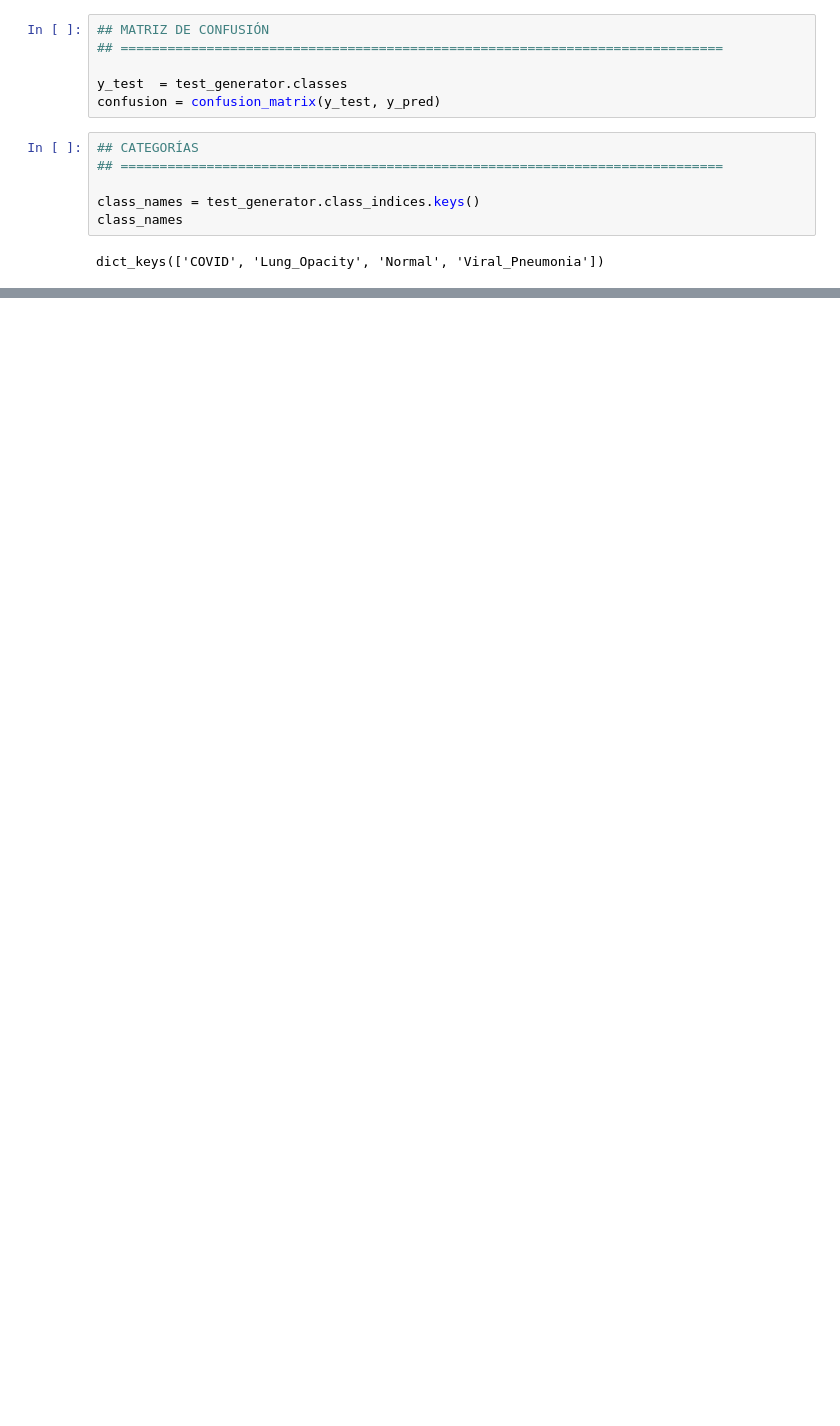
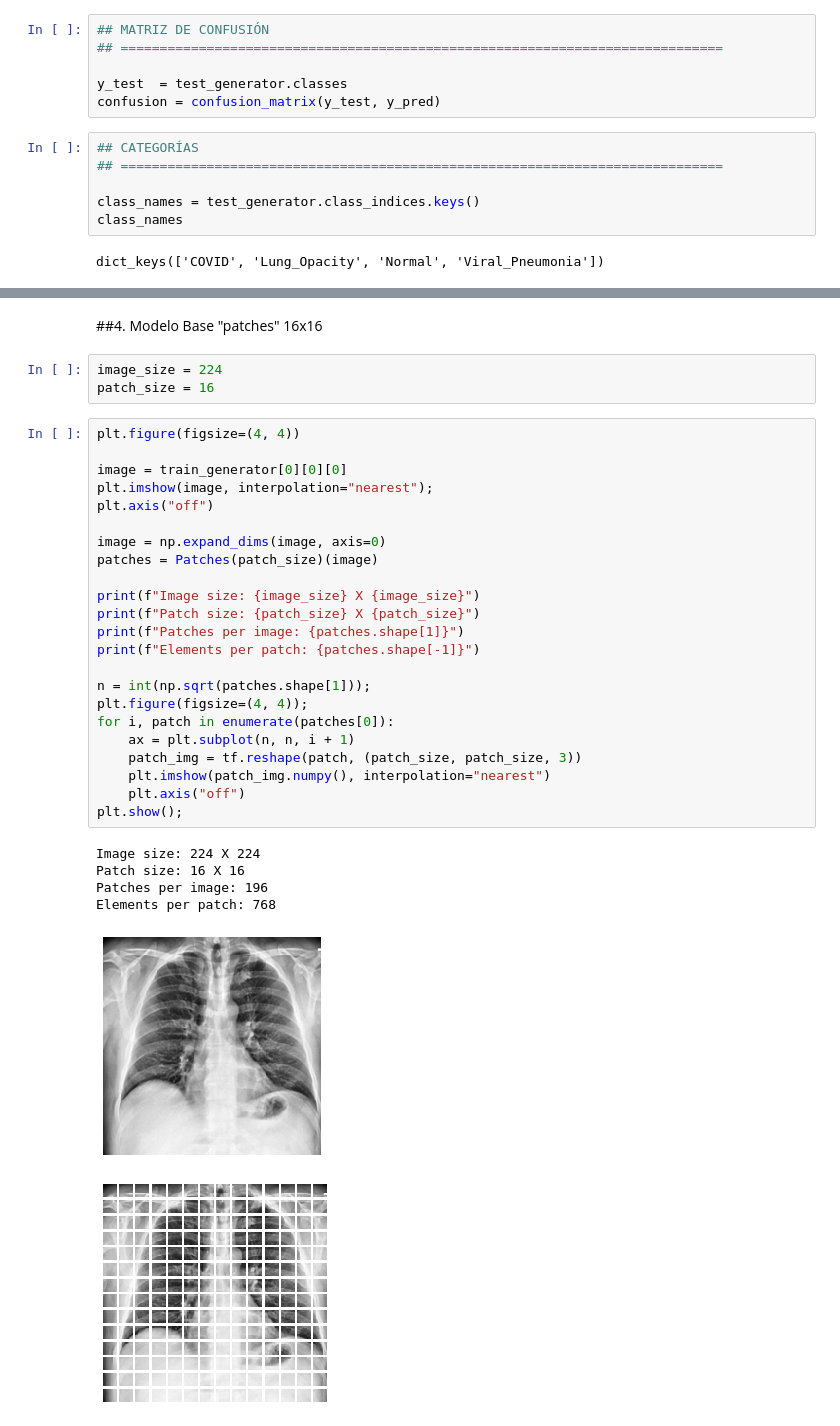
Before and after one commit to rovaldel/TFM-Lung-Disease-Classifier, a Jupyter notebook: ViT/ViT.ipynb, the cells around one changed output, grey strips where cells are left out. Saved outputs shown, nothing was run; the diff lists cells and outputs as text; blank space fills up the shorter version.

```diff
--- a/ViT/ViT.ipynb
+++ b/ViT/ViT.ipynb
@@ -360,0 +337,35 @@ Viral_Pneumonia       0.97      0.94      0.96       267
+# %% [markdown]
+##4. Modelo Base "patches" 16x16
+# %%
+image_size = 224
+patch_size = 16
+# %%
+plt.figure(figsize=(4, 4))
+
+image = train_generator[0][0][0]
+plt.imshow(image, interpolation="nearest");
+plt.axis("off")
+
+image = np.expand_dims(image, axis=0)
+patches = Patches(patch_size)(image)
+
+print(f"Image size: {image_size} X {image_size}")
+print(f"Patch size: {patch_size} X {patch_size}")
+print(f"Patches per image: {patches.shape[1]}")
+print(f"Elements per patch: {patches.shape[-1]}")
+
+n = int(np.sqrt(patches.shape[1]));
+plt.figure(figsize=(4, 4));
+for i, patch in enumerate(patches[0]):
+    ax = plt.subplot(n, n, i + 1)
+    patch_img = tf.reshape(patch, (patch_size, patch_size, 3))
+    plt.imshow(patch_img.numpy(), interpolation="nearest")
+    plt.axis("off")
+plt.show();
+# %% [output]
+Image size: 224 X 224
+Patch size: 16 X 16
+Patches per image: 196
+Elements per patch: 768
+[figure, added]
+[figure, added]
```
Also changed, not shown: parts of 35 cells of this notebook, 57 other files.
